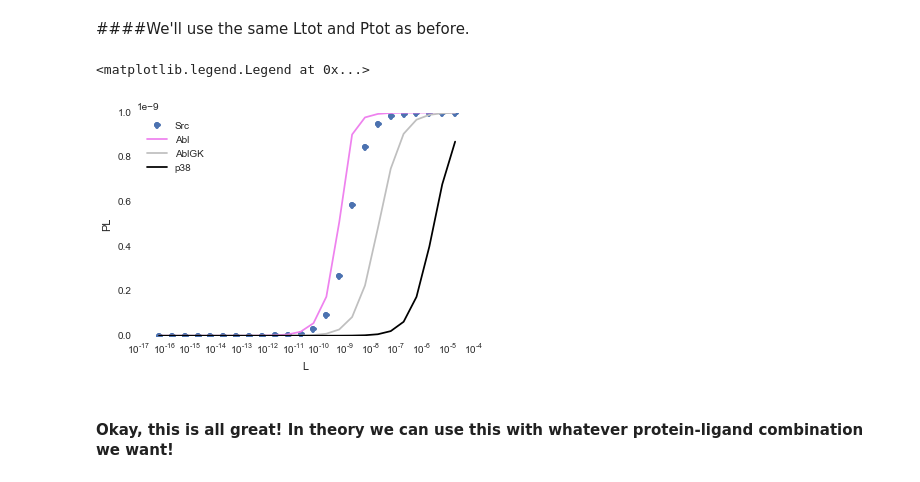
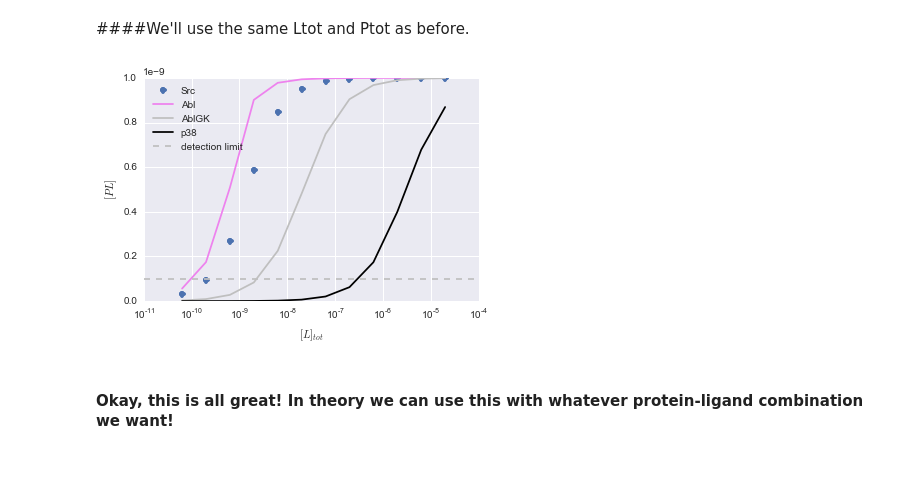
Before and after one commit to choderalab/assaytools, a Jupyter notebook: examples/binding-assay-modeling/Just Modeling - Two Component Binding.ipynb, the cells around one changed output. Drawn from its saved outputs; the diff is of its cells as text; code cells hidden in the pictures.

```diff
--- a/examples/binding-assay-modeling/Just Modeling - Two Component Binding.ipynb
+++ b/examples/binding-assay-modeling/Just Modeling - Two Component Binding.ipynb
@@ -38,3 +38,3 @@ The ligand concentration will be in half log dilution from 20 uM ligand.
 # %%
-Ltot = 20.0e-6 / np.array([10**(float(i)/2.0) for i in range(24)])
+Ltot = 20.0e-6 / np.array([10**(float(i)/2.0) for i in range(12)]) # M
 # %% [markdown]
@@ -230,16 +228,17 @@ Kd_MEK = 19.0e-9
 # %%
 # y will be complex concentration
 # x will be total ligand concentration
 Src, = plt.semilogx(Ltot,PL6,'o', label='Src')
 Abl, = plt.semilogx(Ltot,PL7,'violet', label = 'Abl')
 AblGK, = plt.semilogx(Ltot,PL8,'.75', label = 'AblGK')
 p38, = plt.semilogx(Ltot,PL9,'k', label = 'p38')
-plt.xlabel('L')
-plt.ylabel('PL')
-plt.legend(handles=[Src, Abl, AblGK, p38], loc =0)
+plt.axhline(0.1e-9,color='0.75',linestyle='--', label='detection limit');
+plt.xlabel('$[L]_{tot}$')
+plt.ylabel('$[PL]$')
+#plt.legend(handles=[Src, Abl, AblGK, p38], loc =0);
+plt.legend(loc=0);
 # %% [output]
-<matplotlib.legend.Legend at 0x...>
-[figure, old version]
+[figure, new version]
 # %% [markdown]
 #### Okay, this is all great! In theory we can use this with whatever protein-ligand combination we want!
 # %% [markdown]
```
Also changed, not shown: parts of 26 cells of this notebook.
